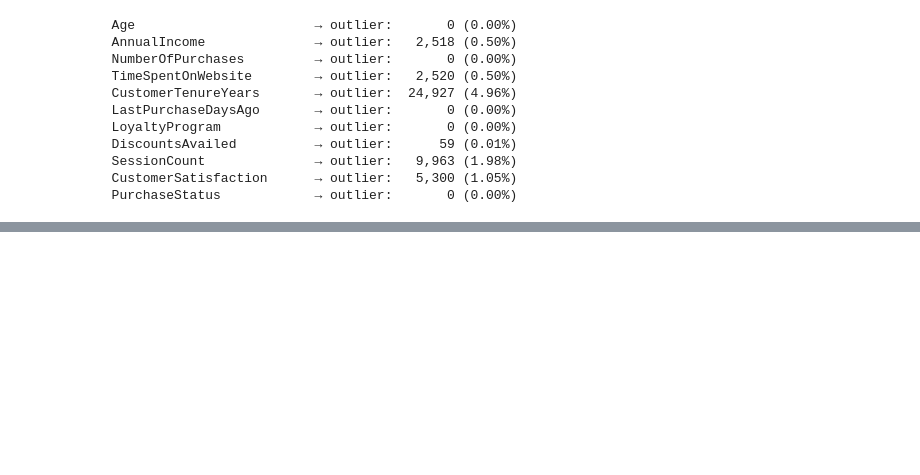
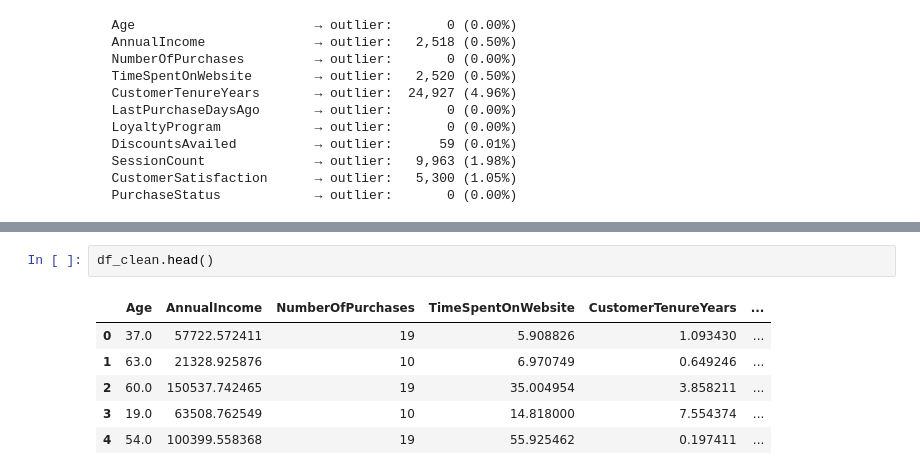
Before and after one commit to rfaoktvian/DataMining_College, a Jupyter notebook: Assignment1/main.ipynb, the cells around one changed output, grey strips where cells are left out. Saved outputs shown, nothing was run; the diff lists cells and outputs as text; blank space fills up the shorter version.

```diff
--- a/Assignment1/main.ipynb
+++ b/Assignment1/main.ipynb
@@ -284,0 +370,9 @@ for col in numerical_cols:
+# %%
+df_clean.head()
+# %% [output]
+|  | Age | AnnualIncome | NumberOfPurchases | TimeSpentOnWebsite | CustomerTenureYears | ... |
+| 0 | 37.0 | 57722.572411 | 19 | 5.908826 | 1.093430 | ... |
+| 1 | 63.0 | 21328.925876 | 10 | 6.970749 | 0.649246 | ... |
+| 2 | 60.0 | 150537.742465 | 19 | 35.004954 | 3.858211 | ... |
+| 3 | 19.0 | 63508.762549 | 10 | 14.818000 | 7.554374 | ... |
+| 4 | 54.0 | 100399.558368 | 19 | 55.925462 | 0.197411 | ... |
```
Also changed, not shown: parts of 11 cells of this notebook.
